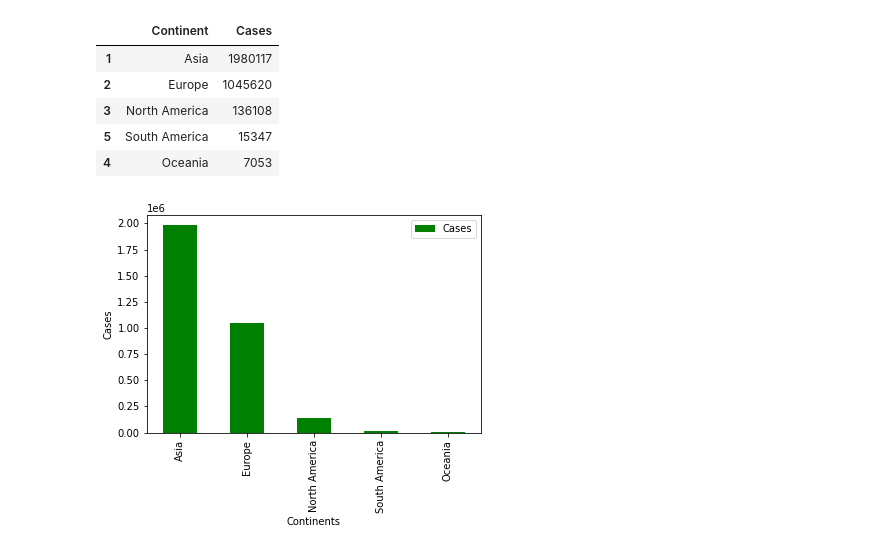
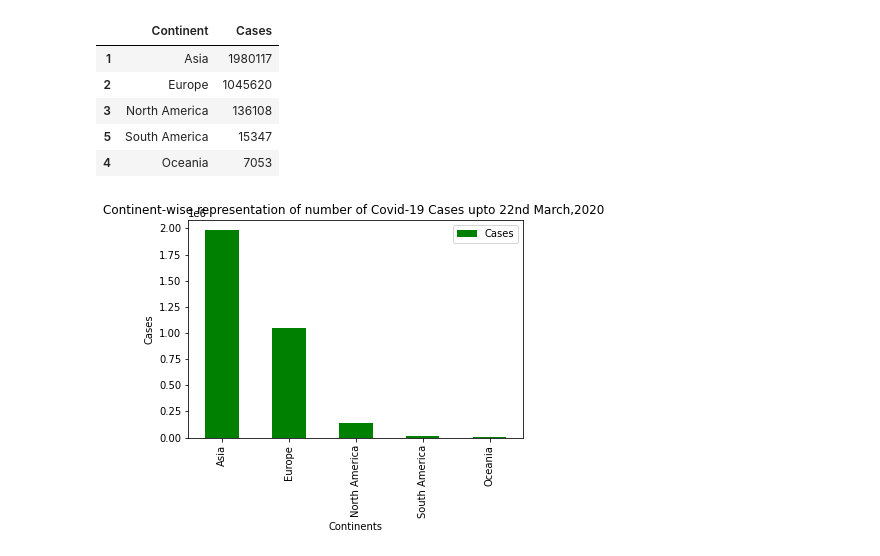
Before and after one commit to sid0312/10DaysMLChallenge, a Jupyter notebook: day1_10DaysMLChallenge_bySid.ipynb, the cells around one changed output. Saved outputs shown, nothing was run; the diff lists cells and outputs as text; code cells hidden in the pictures.

```diff
--- a/day1_10DaysMLChallenge_bySid.ipynb
+++ b/day1_10DaysMLChallenge_bySid.ipynb
@@ -300,7 +301,8 @@ task3
 # %%
 task3.plot(x='Continent',y='Cases',kind='bar',color='green')
 plt.xlabel('Continents')
 plt.ylabel('Cases')
+plt.title('Continent-wise representation of number of Covid-19 Cases upto 22nd March,2020 ')
 plt.show()
 # %% [output]
-[figure, old version]
+[figure, new version]
```
Also changed, not shown: parts of 3 cells of this notebook.
